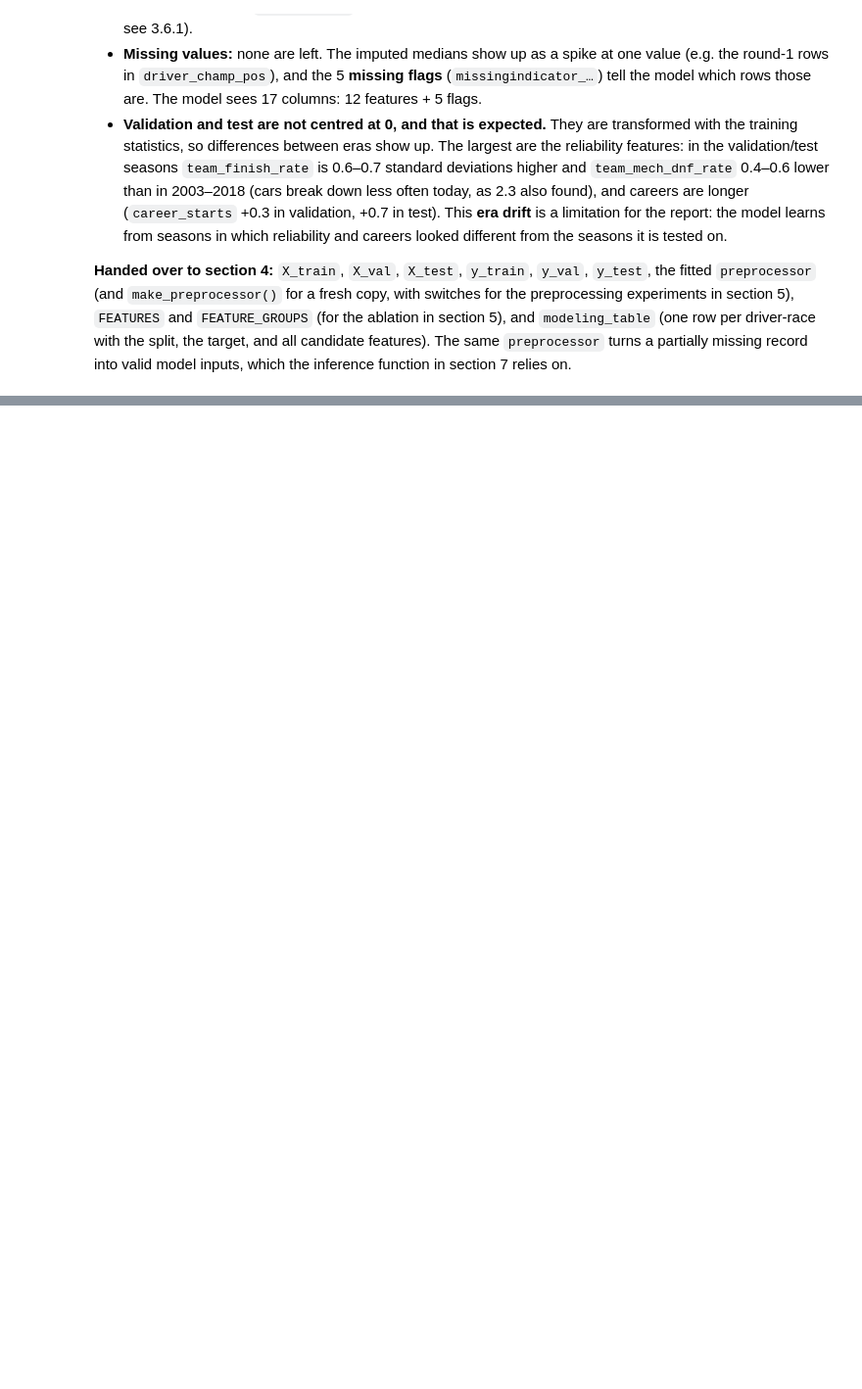
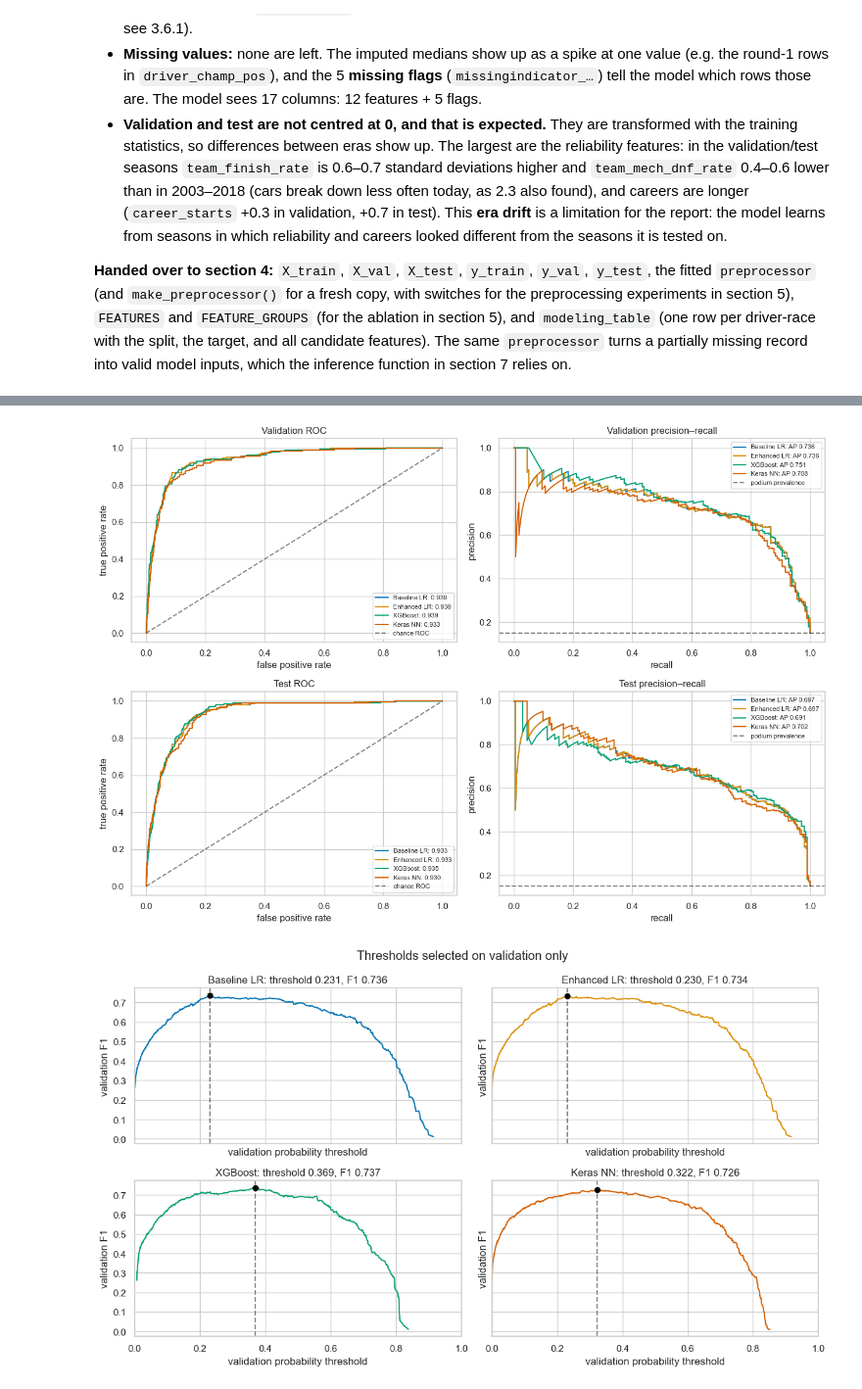
Before and after one commit to Seif2005/ACL2-Project, a Jupyter notebook: Main.ipynb, the cells around one changed output, grey strips where cells are left out. Shown at 98% size. Drawn from its saved outputs; the diff is of its cells as text; code cells hidden in the pictures; blank space fills up the shorter version.

```diff
--- a/Main.ipynb
+++ b/Main.ipynb
@@ -3988,0 +3187,6 @@ depends on the model type.
+# %%
+baseline_lr = LogisticRegression(penalty="l2", C=1, class_weight=None,
+                                 solver="lbfgs", max_iter=2000, random_state=SEED)
+baseline_lr.fit(X_train, y_train)
+register_model("Baseline LR", baseline_lr, {"C": 1, "class_weight": None, "penalty": "l2"})
+display(performance_table(["Baseline LR"], ["train", "validation"]).round(4))
@@ -3988,0 +3430,14 @@ depends on the model type.
+# %%
+# First test predictions: all configurations, epochs, thresholds, and the recommendation are already fixed.
+for name in MODEL_ORDER:
+    model_predictions[name]["test"] = podium_probabilities(trained_models[name], X_test)
+comparison_results = performance_table(MODEL_ORDER, ["train", "validation", "test"])
+assert len(comparison_results) == 12
+assert not comparison_results.duplicated(["model", "split"]).any()
+assert dict(model_thresholds) == frozen_thresholds and best_model_name == frozen_best_model_name
+for _, row in comparison_results.iterrows():
+    expected_f1 = f1_score(split_targets[row["split"]],
+                           model_predictions[row["model"]][row["split"]] >= model_thresholds[row["model"]],
+                           zero_division=0)
+    assert np.isclose(row["F1"], expected_f1)
+display(comparison_results.round(4))
@@ -3988,0 +3458,37 @@ depends on the model type.
+# %%
+fig, axes = plt.subplots(2, 2, figsize=(13, 9))
+colors = dict(zip(MODEL_ORDER, sns.color_palette("colorblind", 4)))
+for row, split in enumerate(["validation", "test"]):
+    y = split_targets[split]
+    for name in MODEL_ORDER:
+        probabilities = model_predictions[name][split]
+        fpr, tpr, _ = roc_curve(y, probabilities)
+        precision, recall, _ = precision_recall_curve(y, probabilities)
+        scores = rank_metrics(y, probabilities)
+        axes[row, 0].plot(fpr, tpr, color=colors[name], label=f"{name}: {scores['ROC-AUC']:.3f}")
+        axes[row, 1].plot(recall, precision, color=colors[name], label=f"{name}: AP {scores[AP]:.3f}")
+    axes[row, 0].plot([0, 1], [0, 1], "k--", alpha=0.5, label="chance ROC")
+    axes[row, 1].axhline(y.mean(), color="black", linestyle="--", alpha=0.5, label="podium prevalence")
+    axes[row, 0].set(title=f"{split.title()} ROC", xlabel="false positive rate", ylabel="true positive rate")
+    axes[row, 1].set(title=f"{split.title()} precision–recall", xlabel="recall", ylabel="precision")
+    for ax in axes[row]:
+        ax.legend(fontsize=8)
+plt.tight_layout()
+plt.show()
+
+fig, axes = plt.subplots(2, 2, figsize=(12, 7), sharex=True, sharey=True)
+for name, ax in zip(MODEL_ORDER, axes.ravel()):
+    curve = threshold_curves[name]
+    threshold = model_thresholds[name]
+    chosen_f1 = f1_score(y_val, model_predictions[name]["validation"] >= threshold, zero_division=0)
+    ax.plot(curve["threshold"], curve["F1"], color=colors[name])
+    ax.scatter([threshold], [chosen_f1], color="black", zorder=3)
+    ax.axvline(threshold, color="black", linestyle="--", alpha=0.5)
+    ax.set(title=f"{name}: threshold {threshold:.3f}, F1 {chosen_f1:.3f}",
+           xlabel="validation probability threshold", ylabel="validation F1", xlim=(0, 1))
+plt.suptitle("Thresholds selected on validation only")
+plt.tight_layout()
+plt.show()
+# %% [output]
+[figure, added]
+[figure, added]
```
Also changed, not shown: parts of 92 cells of this notebook.
